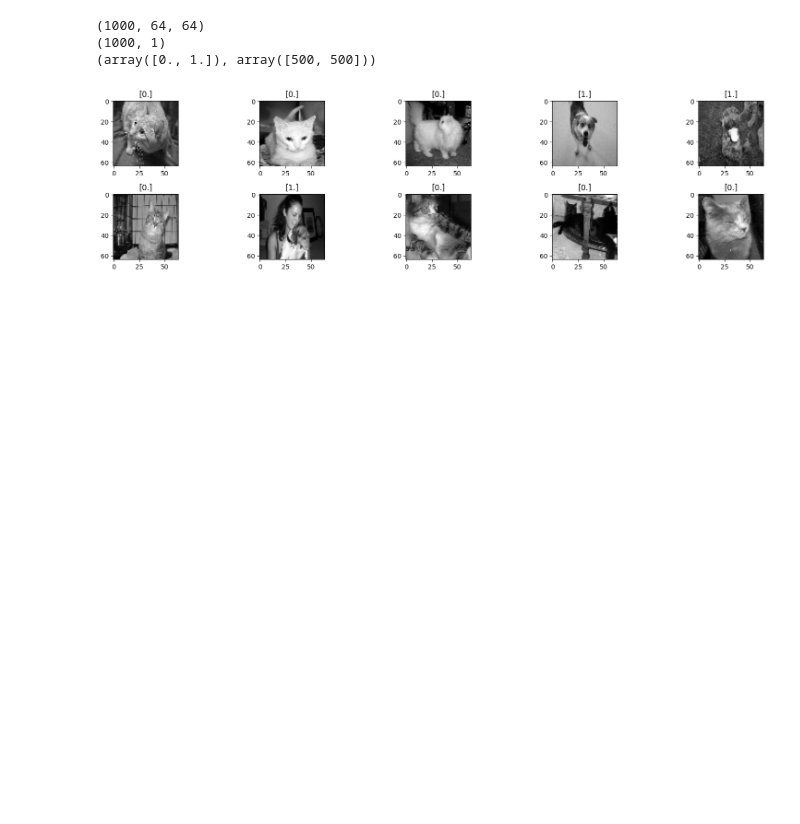
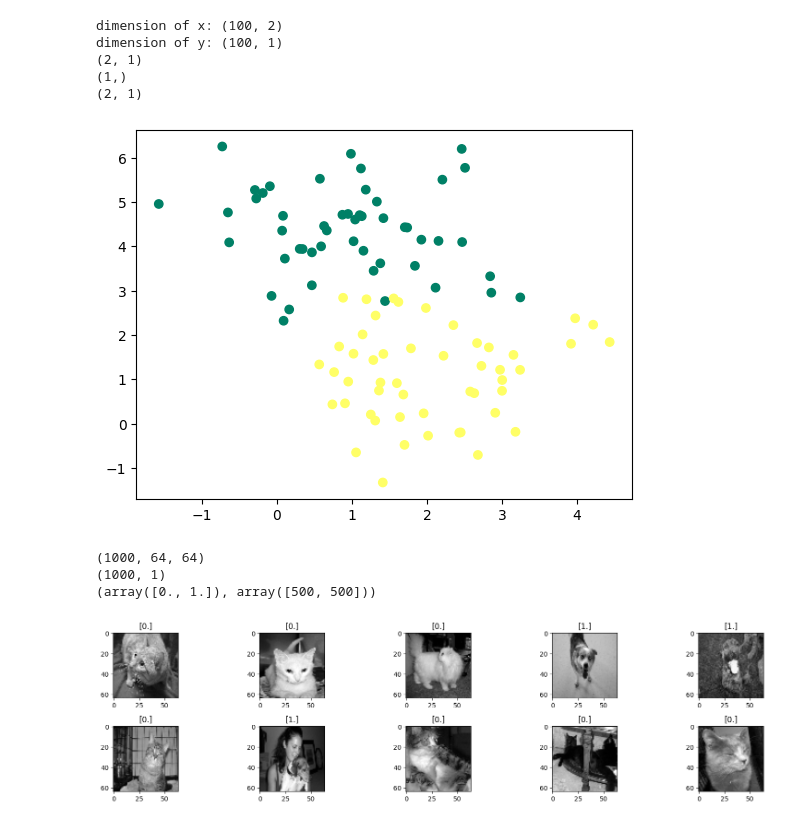
Before and after one commit to jeanpetitt/Deep-Learning-Implementation, a Jupyter notebook: applications/application_catdog.ipynb, the cells around one changed output. Drawn from its saved outputs; the diff is of its cells as text; code cells hidden in the pictures; blank space fills up the shorter version.

```diff
--- a/applications/application_catdog.ipynb
+++ b/applications/application_catdog.ipynb
@@ -5,11 +13,12 @@
 # @title Import dependancies
 import numpy as np
 import matplotlib.pyplot as plt
-from sklearn.datasets import make_blobs
+from sklearn.datasets import make_blobs, make_circles
 from utilities import load_data
 from tqdm import tqdm
 # @title Create dataset with 100 datas and 2 variable
 x,y = make_blobs(n_samples=100, n_features=2, centers=2, random_state=0)
+# x,y = make_circles(n_samples=100, noise=0.1 , factor=0.3, random_state=0)
 y = y.reshape((y.shape[0], 1))
 
 # displays x and y dimensions
@@ -125,36 +134,45 @@ def artificial_neuron(X_train, y_train, X_test, y_test, learning_rate=0.5, n_ite
     # launch result of our model
     A = model(X_train, W, b)
 
     # compute the preddiction of all data x in tain
     if i % 10 == 0:
       # tain
       train_loss.append(log_loss(A, y_train))
       y_pred = predict(X_train,W, b)
       train_acc.append(accuracy_score(y_train, y_pred))
 
       # test
       A_test = model(X_test, W, b)
       test_loss.append(log_loss(A_test, y_test))
       y_pred = predict(X_test,W, b)
       test_acc.append(accuracy_score(y_test, y_pred))
 
+
     # update
     dW,db = gradients(A, X_train, y_train)
     W, b = update(dW,db, W, b, learning_rate)
 
+  print(train_acc, test_acc)
   plt.figure(figsize=(12, 4))
-  plt.subplot(1, 2, 1)
+  plt.subplot(1, 3, 1)
   plt.plot(train_loss, label="Train Loss")
   plt.plot(test_loss, label="Test Loss")
   plt.legend()
-  plt.subplot(1, 2, 2)
+
+  plt.subplot(1, 3, 2)
   plt.plot(train_acc, label="Train accuracy")
   plt.plot(test_acc, label="Test accuracy")
   plt.legend()
-  plt.show()
 
   # then return W and b parameter which model learned
   return (W, b)
+# %% [output]
+dimension of x: (100, 2)
+dimension of y: (100, 1)
+(2, 1)
+(1,)
+(2, 1)
+[figure, added]
 # %%
 # @title Entrainement
 x_train, y_train, x_test, y_test = load_data()
```
Also changed, not shown: parts of 3 cells of this notebook, 2 other files.
